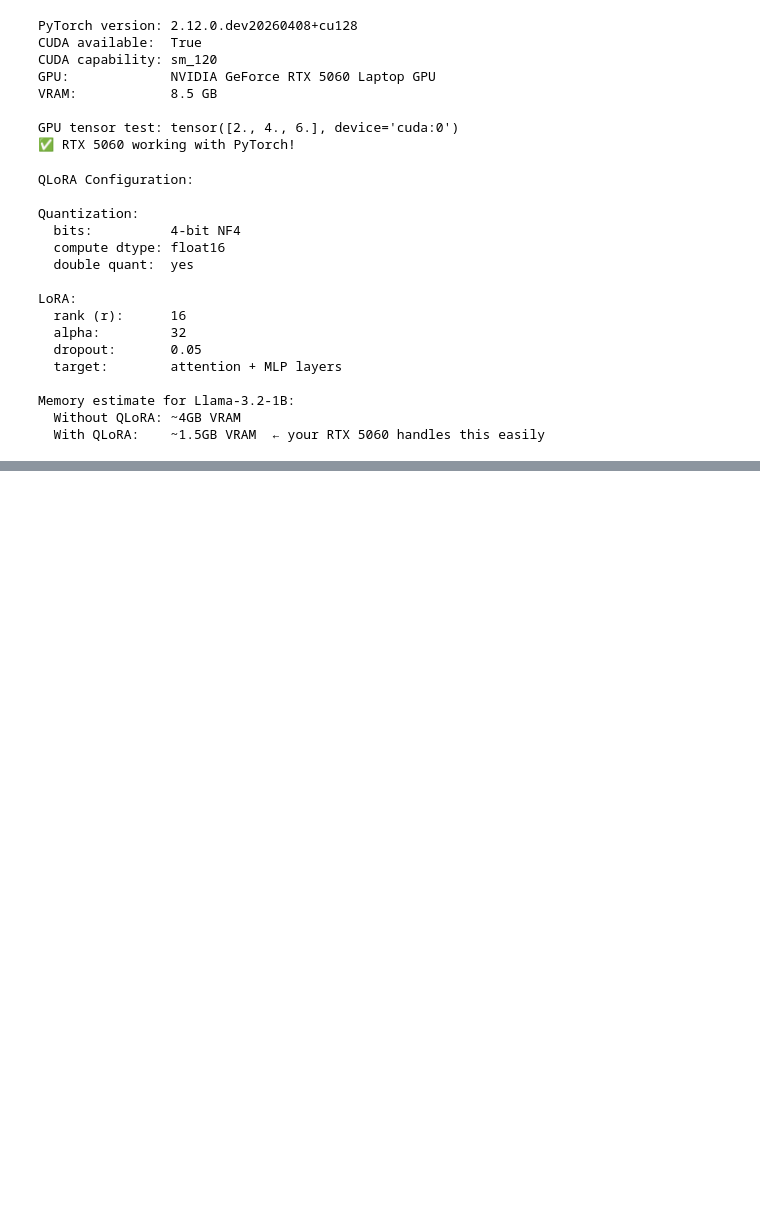
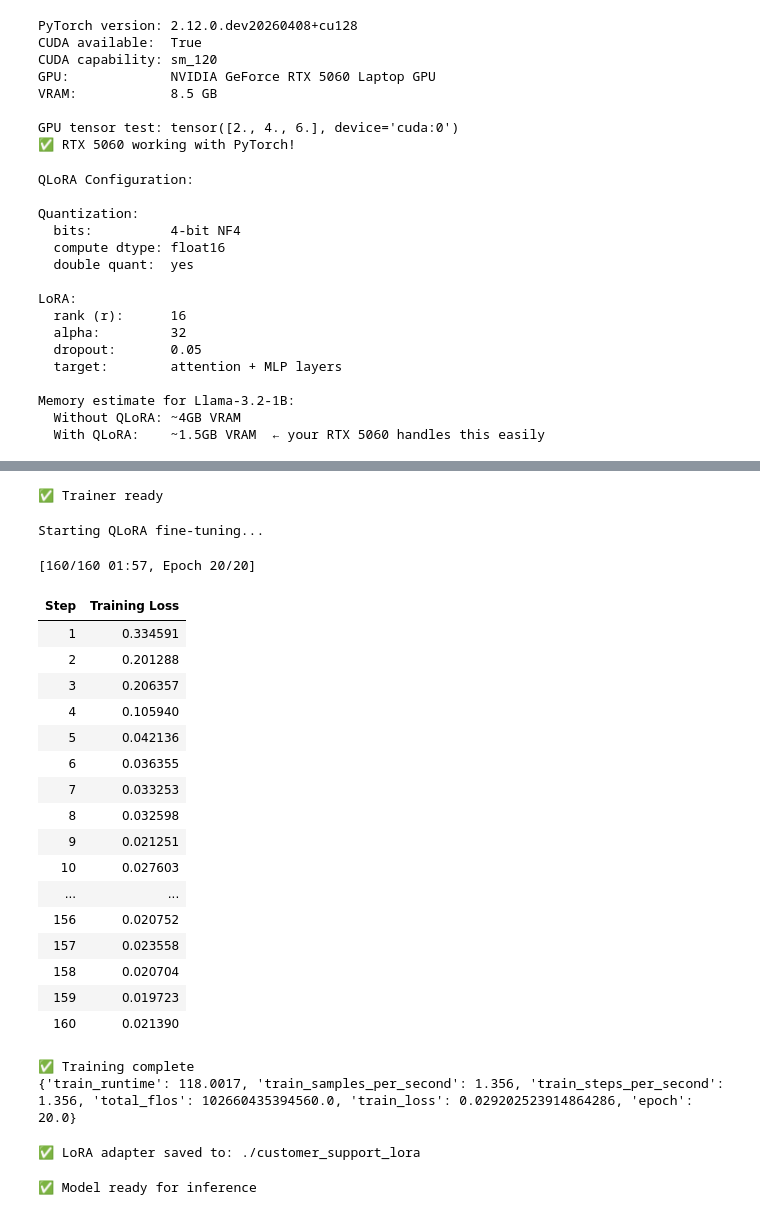
Before and after one commit to DhrumilPrajapati03/Langchain, a Jupyter notebook: week-4/day-20.ipynb, the cells around one changed output, grey strips where cells are left out. Saved outputs shown, nothing was run; the diff lists cells and outputs as text; code cells hidden in the pictures; blank space fills up the shorter version.

```diff
--- a/week-4/day-20.ipynb
+++ b/week-4/day-20.ipynb
@@ -250,0 +546,78 @@ Memory estimate for Llama-3.2-1B:
+# %%
+from trl import SFTConfig, SFTTrainer
+
+# Required when gradient checkpointing is enabled during training
+model.config.use_cache = False
+
+training_args = SFTConfig(
+    output_dir="./fine_tune_output",
+    num_train_epochs=20,
+    per_device_train_batch_size=1,
+    gradient_accumulation_steps=1,
+    learning_rate=1e-4,
+    logging_steps=1,
+    save_strategy="no",
+    fp16=True,
+    optim="paged_adamw_8bit",
+    dataset_text_field="text",
+    max_length=512,
+    packing=False,
+    report_to="none",
+)
+
+trainer = SFTTrainer(
+    model=model,
+    args=training_args,
+    train_dataset=dataset,
+    processing_class=tokenizer,
+)
+
+print("✅ Trainer ready")
+# %% [output]
+✅ Trainer ready
+# %%
+print("Starting QLoRA fine-tuning...")
+train_result = trainer.train()
+
+print(f"✅ Training complete")
+print(train_result.metrics)
+# %% [output]
+Starting QLoRA fine-tuning...
+[160/160 01:57, Epoch 20/20]
+| Step | Training Loss |
+| 1 | 0.334591 |
+| 2 | 0.201288 |
+| 3 | 0.206357 |
+| 4 | 0.105940 |
+| 5 | 0.042136 |
+| 6 | 0.036355 |
+| 7 | 0.033253 |
+| 8 | 0.032598 |
+| 9 | 0.021251 |
+| 10 | 0.027603 |
+| ... | ... |
+| 156 | 0.020752 |
+| 157 | 0.023558 |
+| 158 | 0.020704 |
+| 159 | 0.019723 |
+| 160 | 0.021390 |
+✅ Training complete
+{'train_runtime': 118.0017, 'train_samples_per_second': 1.356, 'train_steps_per_second': 1.356, 'total_flos': 102660435394560.0, 'train_loss': 0.029202523914864286, 'epoch': 20.0}
+# %%
+adapter_path = "./customer_support_lora"
+
+trainer.save_model(adapter_path)
+tokenizer.save_pretrained(adapter_path)
+
+print(f"✅ LoRA adapter saved to: {adapter_path}")
+# %% [output]
+✅ LoRA adapter saved to: ./customer_support_lora
+# %%
+# Switch from training mode to inference mode
+model.gradient_checkpointing_disable()
+model.config.use_cache = True
+model.eval()
+
+print("✅ Model ready for inference")
+# %% [output]
+✅ Model ready for inference
```
Also changed, not shown: parts of 8 cells of this notebook, 52 other files.
